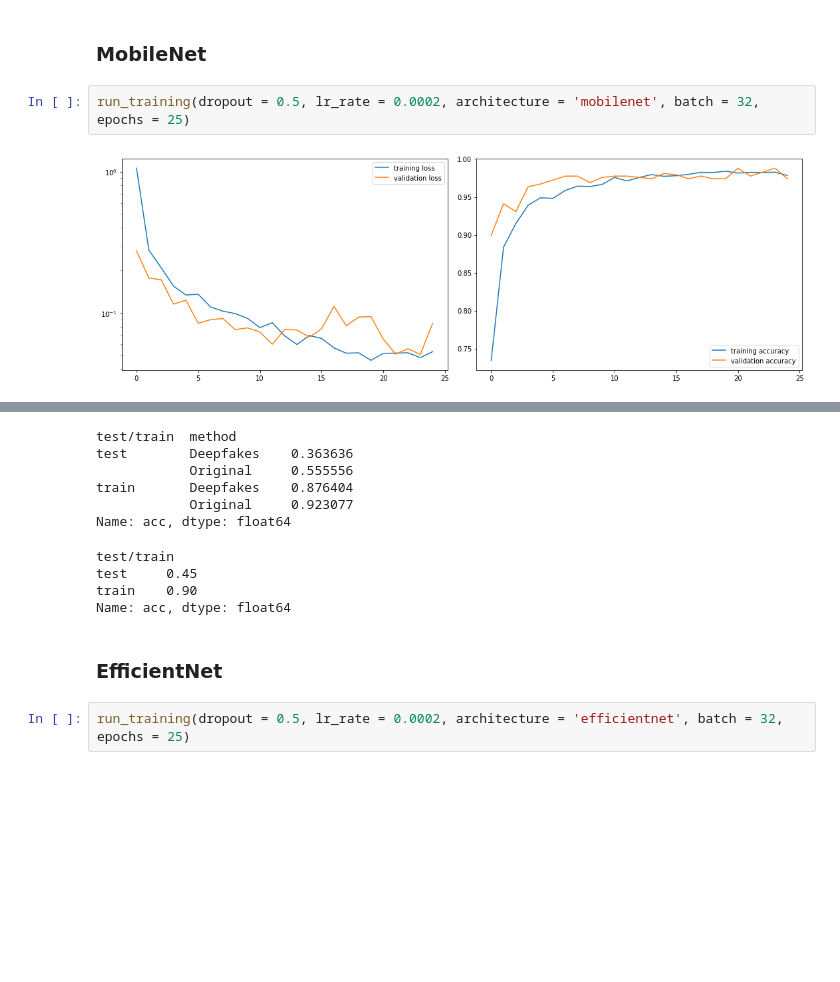
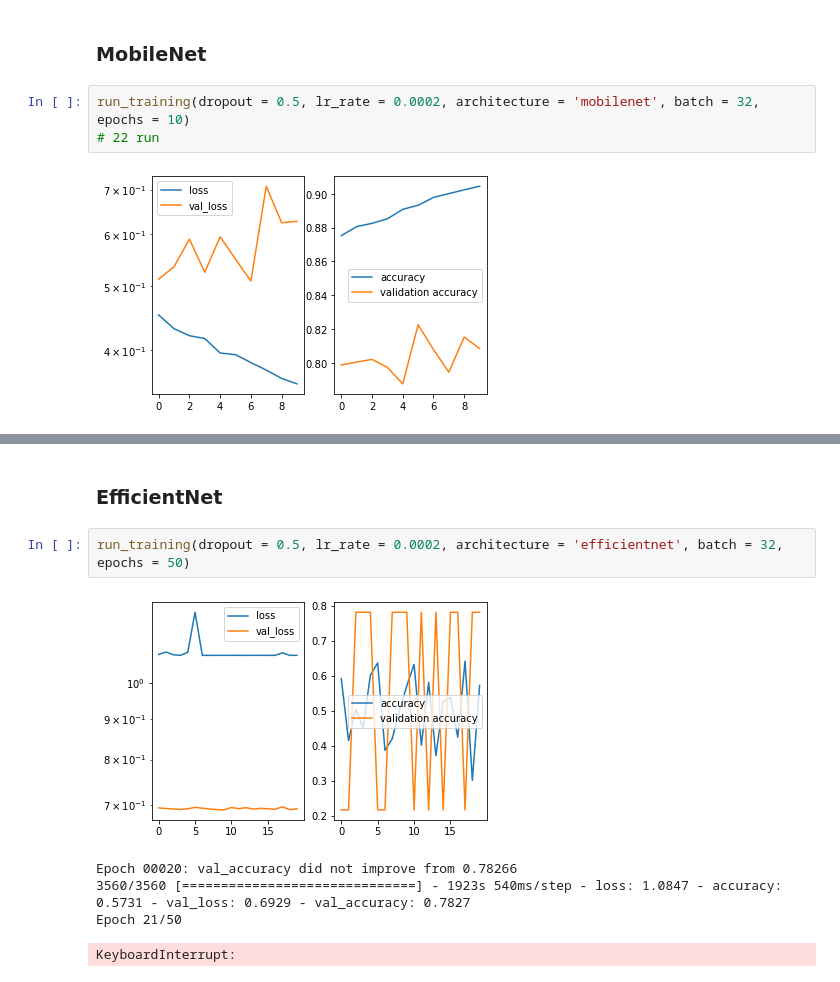
Before and after one commit to LSEDev/DeepfakeDetection, a Jupyter notebook: AI_Platform_Train.ipynb, the cells around one changed output, grey strips where cells are left out. Cells and saved outputs as stored; diff of their text form; blank space fills up the shorter version.

Commit message:
Prediction accuracy

```diff
--- a/AI_Platform_Train.ipynb
+++ b/AI_Platform_Train.ipynb
@@ -371,6 +376,7 @@ run_training(dropout = 0.5, lr_rate = 0.0002, architecture = 'resnet50', batch =
 # %% [markdown]
 ### MobileNet
 # %%
-run_training(dropout = 0.5, lr_rate = 0.0002, architecture = 'mobilenet', batch = 32, epochs = 25)
+run_training(dropout = 0.5, lr_rate = 0.0002, architecture = 'mobilenet', batch = 32, epochs = 10)
+# 22 run
 # %% [output]
-[figure, old version]
+[figure, new version]
@@ -379,14 +385,10 @@ Epoch 00025: val_accuracy did not improve from 0.98785
-test/train  method
-test        Deepfakes    0.363636
-            Original     0.555556
-train       Deepfakes    0.876404
-            Original     0.923077
-Name: acc, dtype: float64
-test/train
-test     0.45
-train    0.90
-Name: acc, dtype: float64
 # %% [markdown]
 ### EfficientNet
 # %%
-run_training(dropout = 0.5, lr_rate = 0.0002, architecture = 'efficientnet', batch = 32, epochs = 25)
+run_training(dropout = 0.5, lr_rate = 0.0002, architecture = 'efficientnet', batch = 32, epochs = 50)
+# %% [output]
+[figure, added]
+Epoch 00020: val_accuracy did not improve from 0.78266
+3560/3560 [==============================] - 1923s 540ms/step - loss: 1.0847 - accuracy: 0.5731 - val_loss: 0.6929 - val_accuracy: 0.7827
+Epoch 21/50
+KeyboardInterrupt:
```
Also changed, not shown: parts of 6 cells of this notebook.
